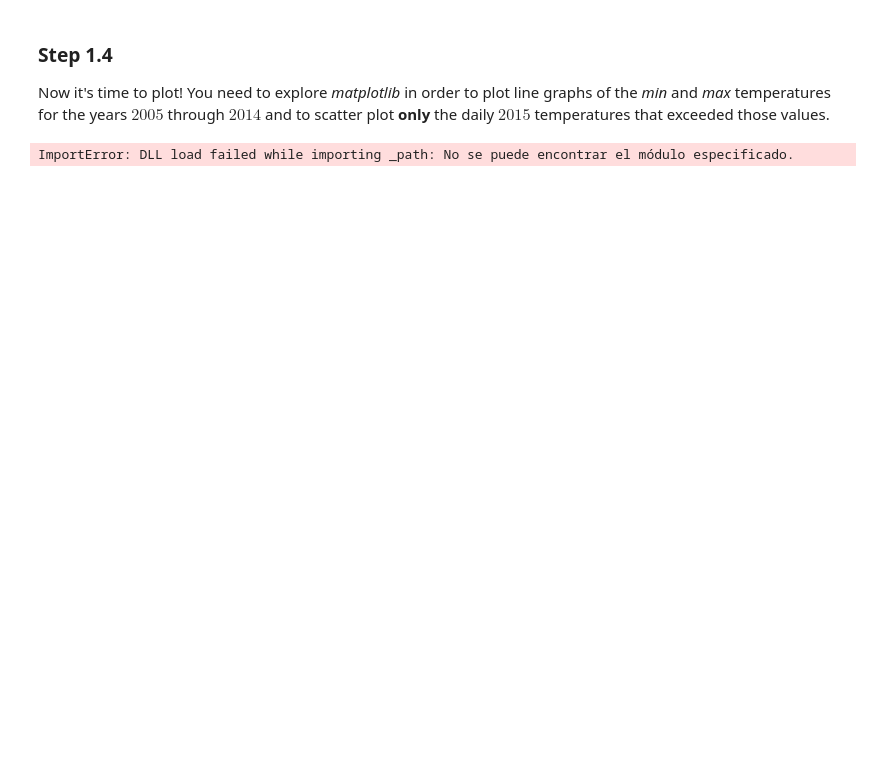
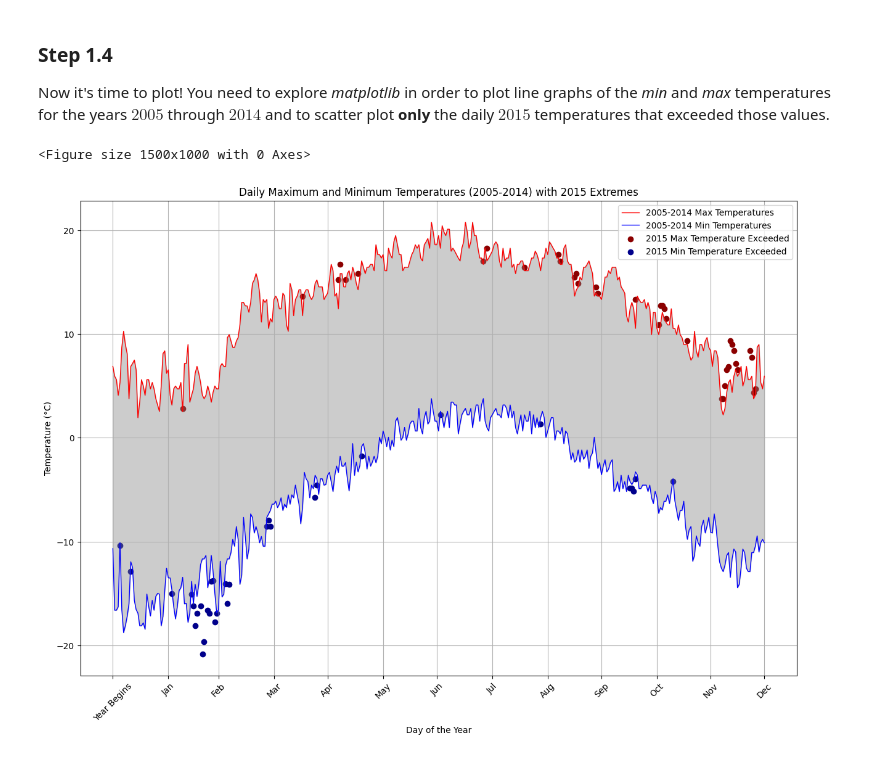
Before and after one commit to NicoG2023/Data_Science_Introduction, a Jupyter notebook: Workshops/Workshop 3/Workshop_3.ipynb, the cells around one changed output. Drawn from its saved outputs; the diff is of its cells as text; code cells hidden in the pictures; blank space fills up the shorter version.

```diff
--- a/Workshops/Workshop 3/Workshop_3.ipynb
+++ b/Workshops/Workshop 3/Workshop_3.ipynb
@@ -116,42 +130,40 @@ Now it's time to plot! You need to explore _matplotlib_ in order to plot line gr
 # %%
 import matplotlib.pyplot as plt
 from calendar import month_abbr
 
 fig = plt.figure(figsize=(15, 10))
 # YOUR CODE HERE
-#Data preparation
 days = temperature_max_day_year_df['Month-Day']
 max_temps_2005_2014 = temperature_max_day_year_df['Data_Value_Celsius']
 min_temps_2005_2014 = temperature_min_day_year_df['Data_Value_Celsius']
 
 max_temps_2015 = temperature_max_per_day_2015_df['Data_Value_Celsius']
 min_temps_2015 = temperature_min_per_day_2015_df['Data_Value_Celsius']
-# Find the 2015 temperatures that exceed the max or min of the previous decade
+
+# Anomalies
 max_exceed_2015 = temperature_max_per_day_2015_df[max_temps_2015 > max_temps_2005_2014]
 min_exceed_2015 = temperature_min_per_day_2015_df[min_temps_2015 < min_temps_2005_2014]
 
-# Plot the data
 fig = plt.figure(figsize=(15, 10))
 
-# Plot the max and min temperatures for 2005-2014
 plt.plot(days, max_temps_2005_2014, label='2005-2014 Max Temperatures', color='red', linewidth=1)
 plt.plot(days, min_temps_2005_2014, label='2005-2014 Min Temperatures', color='blue', linewidth=1)
 
-# Scatter plot for the 2015 temperatures that exceeded the 2005-2014 range
-plt.scatter(max_exceed_2015['Month-Day'], max_exceed_2015['Data_Value_Celsius'], label='2015 Max Exceeded', color='darkred')
-plt.scatter(min_exceed_2015['Month-Day'], min_exceed_2015['Data_Value_Celsius'], label='2015 Min Exceeded', color='darkblue')
+plt.scatter(max_exceed_2015['Month-Day'], max_exceed_2015['Data_Value_Celsius'], label='2015 Max Temperature Exceeded', color='darkred')
+plt.scatter(min_exceed_2015['Month-Day'], min_exceed_2015['Data_Value_Celsius'], label='2015 Min Temperature Exceeded', color='darkblue')
 
-# Shading between the max and min temperatures
-plt.fill_between(days, min_temps_2005_2014, max_temps_2005_2014, color='grey', alpha=0.1)
+plt.fill_between(days, min_temps_2005_2014, max_temps_2005_2014, color='grey', alpha=0.4)
 
-# Format the x-axis with month labels
-plt.xticks(range(0, len(days), 30), month_abbr[1:], rotation=45)
+tick_positions = [0,31, 59, 90, 120, 151, 181, 212, 243, 273, 304, 334, 364]
+custom_month_abbr = ['Year Begins'] + list(month_abbr[1:])
+plt.xticks(tick_positions, custom_month_abbr, rotation=45)
 plt.xlabel('Day of the Year')
 plt.ylabel('Temperature (°C)')
 plt.title('Daily Maximum and Minimum Temperatures (2005-2014) with 2015 Extremes')
 plt.legend()
 plt.grid(True)
 
 plt.show()
 # %% [output]
-ImportError: DLL load failed while importing _path: No se puede encontrar el módulo especificado.
+<Figure size 1500x1000 with 0 Axes>
+[figure, added]
```
Also changed, not shown: parts of 2 cells of this notebook.
